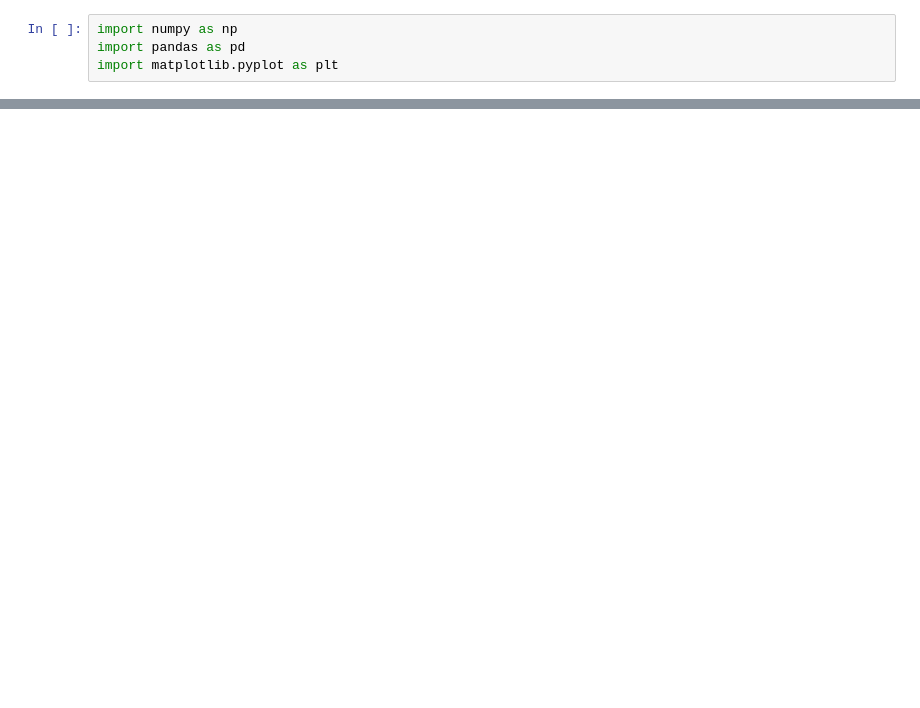
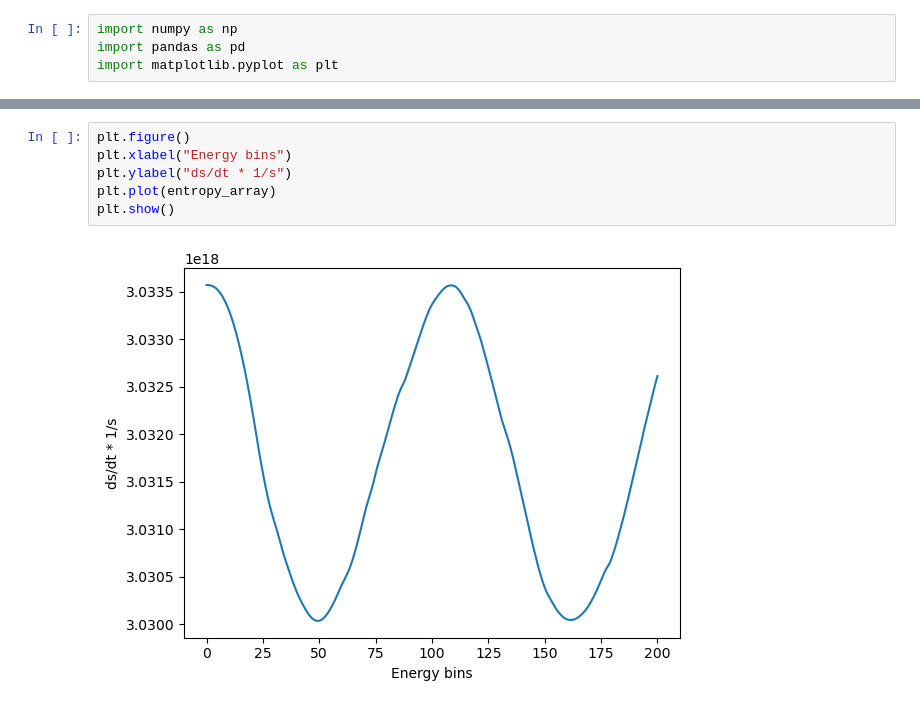
Before and after one commit to nuLABatUSD/QKESolveCPP, a Jupyter notebook: number_density_post.ipynb, the cells around one changed output, grey strips where cells are left out. Drawn from its saved outputs; the diff is of its cells as text; blank space fills up the shorter version.

```diff
--- a/number_density_post.ipynb
+++ b/number_density_post.ipynb
@@ -27,0 +25,8 @@ plt.show()
+# %%
+plt.figure()
+plt.xlabel("Energy bins")
+plt.ylabel("ds/dt * 1/s")
+plt.plot(entropy_array)
+plt.show()
+# %% [output]
+[figure, added]
```
Also changed, not shown: parts of 7 cells of this notebook, 3 other files.
